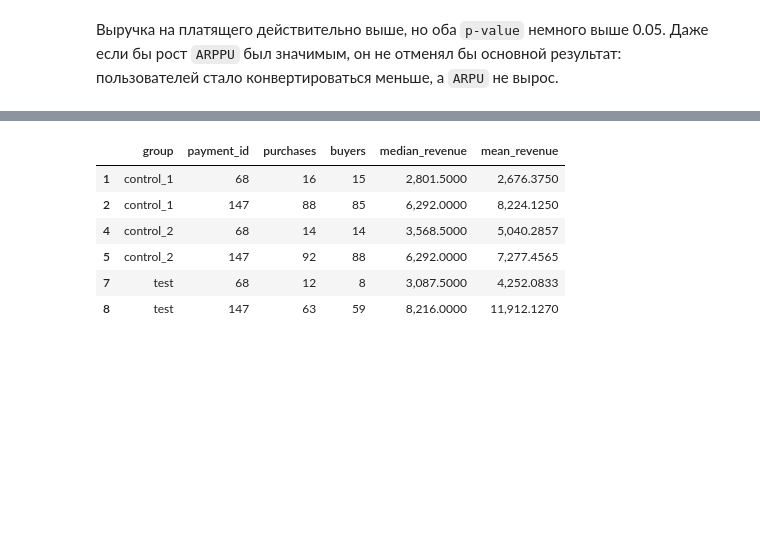
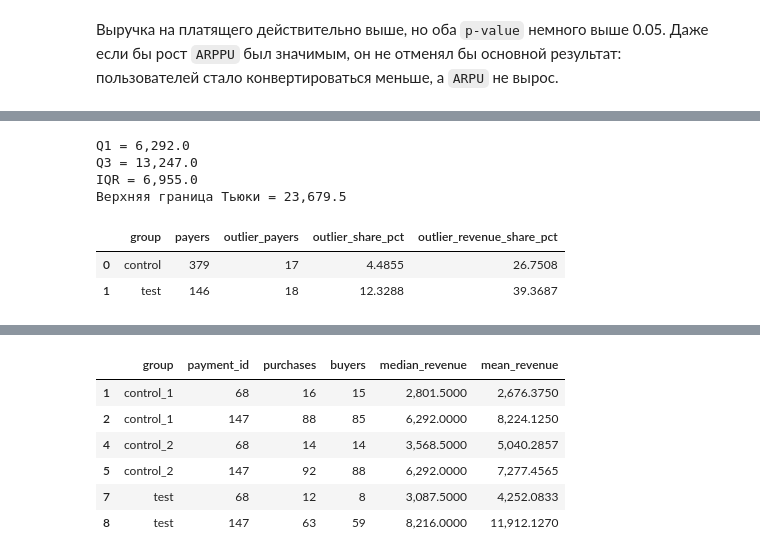
Before and after one commit to sureasguuds9-prog/karpov-courses-projects, a Jupyter notebook: project-3-premium-price-ab-test/notebooks/project_3_variant_3.ipynb, the cells around one changed output, grey strips where cells are left out. Cells and saved outputs as stored; diff of their text form; code cells hidden in the pictures; blank space fills up the shorter version.

```diff
--- a/project-3-premium-price-ab-test/notebooks/project_3_variant_3.ipynb
+++ b/project-3-premium-price-ab-test/notebooks/project_3_variant_3.ipynb
@@ -1010,0 +1029,47 @@ arppu_results
+# %%
+positive_revenue = experiment.loc[
+    experiment["total_revenue"] > 0,
+    "total_revenue",
+]
+
+revenue_q1 = positive_revenue.quantile(0.25)
+revenue_q3 = positive_revenue.quantile(0.75)
+revenue_iqr = revenue_q3 - revenue_q1
+revenue_cutoff = revenue_q3 + 1.5 * revenue_iqr
+
+control_outliers = control_payers > revenue_cutoff
+test_outliers = test_payers > revenue_cutoff
+
+outlier_summary = pd.DataFrame(
+    {
+        "group": ["control", "test"],
+        "payers": [len(control_payers), len(test_payers)],
+        "outlier_payers": [control_outliers.sum(), test_outliers.sum()],
+        "outlier_share_pct": [
+            control_outliers.mean() * 100,
+            test_outliers.mean() * 100,
+        ],
+        "outlier_revenue_share_pct": [
+            control_payers[control_outliers].sum()
+            / control_payers.sum()
+            * 100,
+            test_payers[test_outliers].sum()
+            / test_payers.sum()
+            * 100,
+        ],
+    }
+)
+
+print(f"Q1 = {revenue_q1:,.1f}")
+print(f"Q3 = {revenue_q3:,.1f}")
+print(f"IQR = {revenue_iqr:,.1f}")
+print(f"Верхняя граница Тьюки = {revenue_cutoff:,.1f}")
+outlier_summary
+# %% [output]
+Q1 = 6,292.0
+Q3 = 13,247.0
+IQR = 6,955.0
+Верхняя граница Тьюки = 23,679.5
+|  | group | payers | outlier_payers | outlier_share_pct | outlier_revenue_share_pct |
+| 0 | control | 379 | 17 | 4.4855 | 26.7508 |
+| 1 | test | 146 | 18 | 12.3288 | 39.3687 |
```
Also changed, not shown: parts of 10 cells of this notebook, 3 other files.
